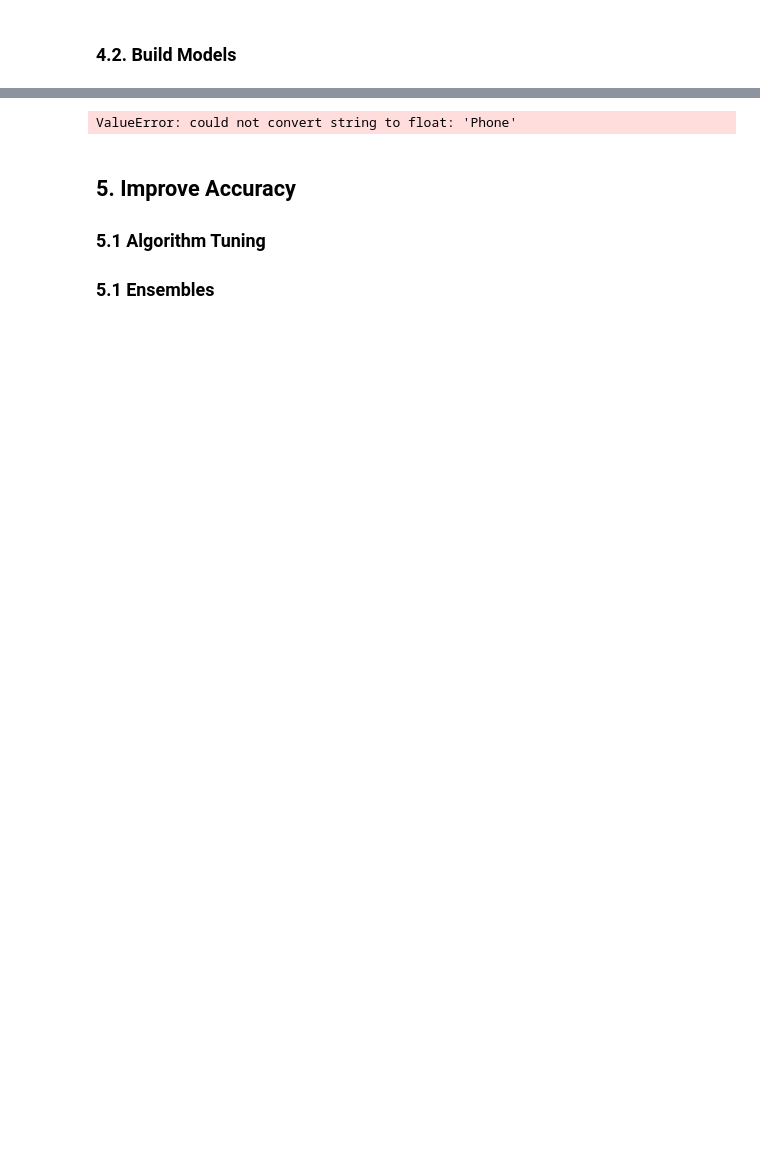
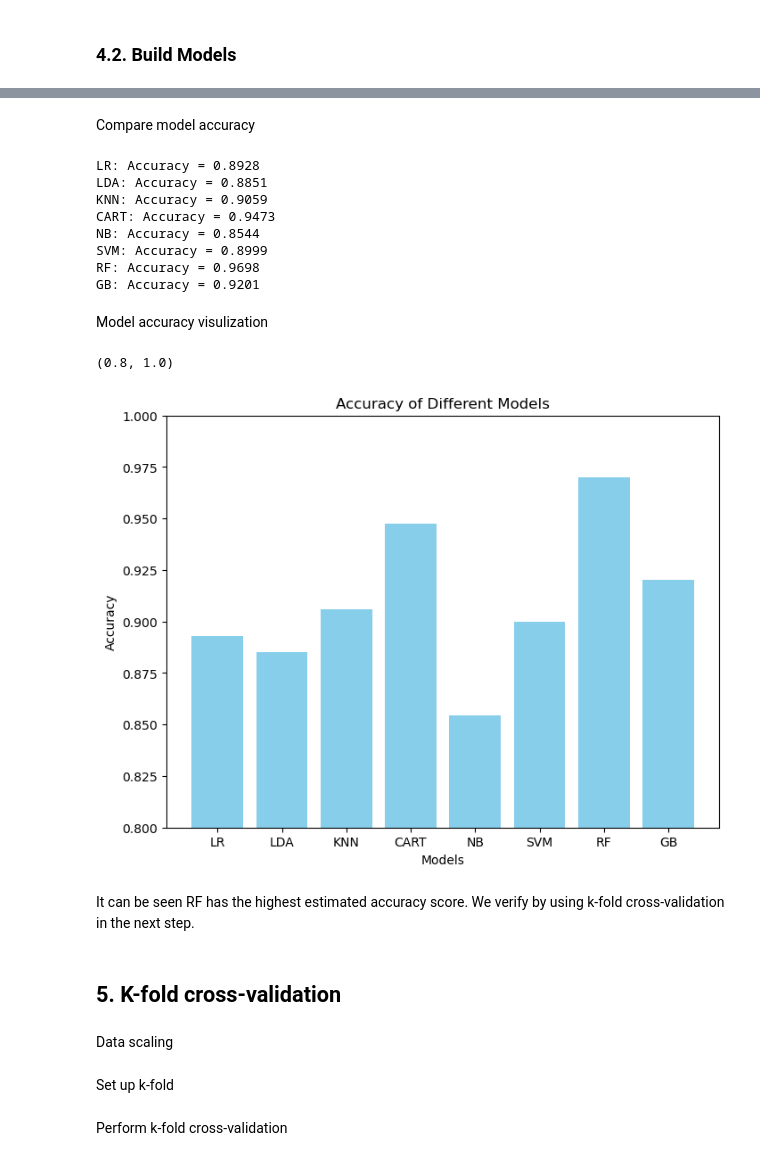
Before and after one commit to honhanbao/ML_Ecommerce-Customer-Churn, a Jupyter notebook: ecommerce_customer_churn.ipynb, the cells around one changed output, grey strips where cells are left out. Saved outputs shown, nothing was run; the diff lists cells and outputs as text; code cells hidden in the pictures; blank space fills up the shorter version.

```diff
--- a/ecommerce_customer_churn.ipynb
+++ b/ecommerce_customer_churn.ipynb
@@ -570,0 +582,11 @@ y = df_normalized['Churn']
+# %%
+from sklearn.preprocessing import LabelEncoder
+# LabelEncoder instance
+label_encoder = LabelEncoder()
+# Columns to be transformed
+transformed_columns = ['PreferredLoginDevice', 'PreferredPaymentMode', 'Gender', 'PreferedOrderCat', 'MaritalStatus']
+for column in transformed_columns:
+    # new column
+    df_final[column + '_Encoded'] = label_encoder.fit_transform(df_final[column])
+    # Remove the original categorical column
+    df_final.drop(columns=[column], inplace=True)
@@ -574,6 +630,11 @@ y = df_normalized['Churn']
 ### 4.1. Train | Test Split and Scaling data
 # %% [markdown]
 We first drop the column `Churn` to obtain X = features. The column y = `Churn` is the target.
+# %%
+# Features
+X = df_final.drop('Churn', axis = 1)
+# Target
+y = df_final['Churn']
 # %%
 from sklearn.model_selection import train_test_split
 # We use 30% of data for testing
@@ -605,21 +658,51 @@ from sklearn.svm import SVC
 # Spot-Check Algorithms
 models = []
 models.append(('LR', LogisticRegression()))
-# models.append(('LDA', LinearDiscriminantAnalysis()))
-# models.append(('KNN', KNeighborsClassifier()))
-# models.append(('CART', DecisionTreeClassifier()))
-# models.append(('NB', GaussianNB()))
-# models.append(('SVM', SVC()))
+models.append(('LDA', LinearDiscriminantAnalysis()))
+models.append(('KNN', KNeighborsClassifier()))
+models.append(('CART', DecisionTreeClassifier()))
+models.append(('NB', GaussianNB()))
+models.append(('SVM', SVC()))
+models.append(('RF', RandomForestClassifier()))
+models.append(('GB', GradientBoostingClassifier()))
+# %% [markdown]
+Compare model accuracy
 # %%
+model_names = []
+accuracies = []
 # Train and evaluate each model
 for name, model in models:
     model.fit(X_train, y_train)
     y_pred = model.predict(X_test)
     accuracy = accuracy_score(y_test, y_pred)
+    model_names.append(name)
+    accuracies.append(accuracy)
     print(f'{name}: Accuracy = {accuracy:.4f}')
 # %% [output]
-ValueError: could not convert string to float: 'Phone'
+LR: Accuracy = 0.8928
+LDA: Accuracy = 0.8851
+KNN: Accuracy = 0.9059
+CART: Accuracy = 0.9473
+NB: Accuracy = 0.8544
+SVM: Accuracy = 0.8999
+RF: Accuracy = 0.9698
+GB: Accuracy = 0.9201
-# %% [markdown]
-## 5. Improve Accuracy
-### 5.1 Algorithm Tuning
-### 5.1 Ensembles
+# %% [markdown]
+Model accuracy visulization
+# %%
+# Create a bar chart
+plt.figure(figsize=(8, 6))
+plt.bar(model_names, accuracies, color='skyblue')
+plt.xlabel('Models')
+plt.ylabel('Accuracy')
+plt.title('Accuracy of Different Models')
+plt.ylim(0.8, 1.0)  # Set y-axis limits for better visualization
+# %% [output]
+(0.8, 1.0)
+[figure, added]
+# %% [markdown]
+It can be seen RF has the highest estimated accuracy score. We verify by using k-fold cross-validation in the next step.
+# %% [markdown]
+## 5. K-fold cross-validation
+# %% [markdown]
+Data scaling
@@ -625,0 +713,2 @@ ValueError: could not convert string to float: 'Phone'
+# %% [markdown]
+Set up k-fold
@@ -625,0 +719,2 @@ ValueError: could not convert string to float: 'Phone'
+# %% [markdown]
+Perform k-fold cross-validation
```
Also changed, not shown: parts of 33 cells of this notebook.
